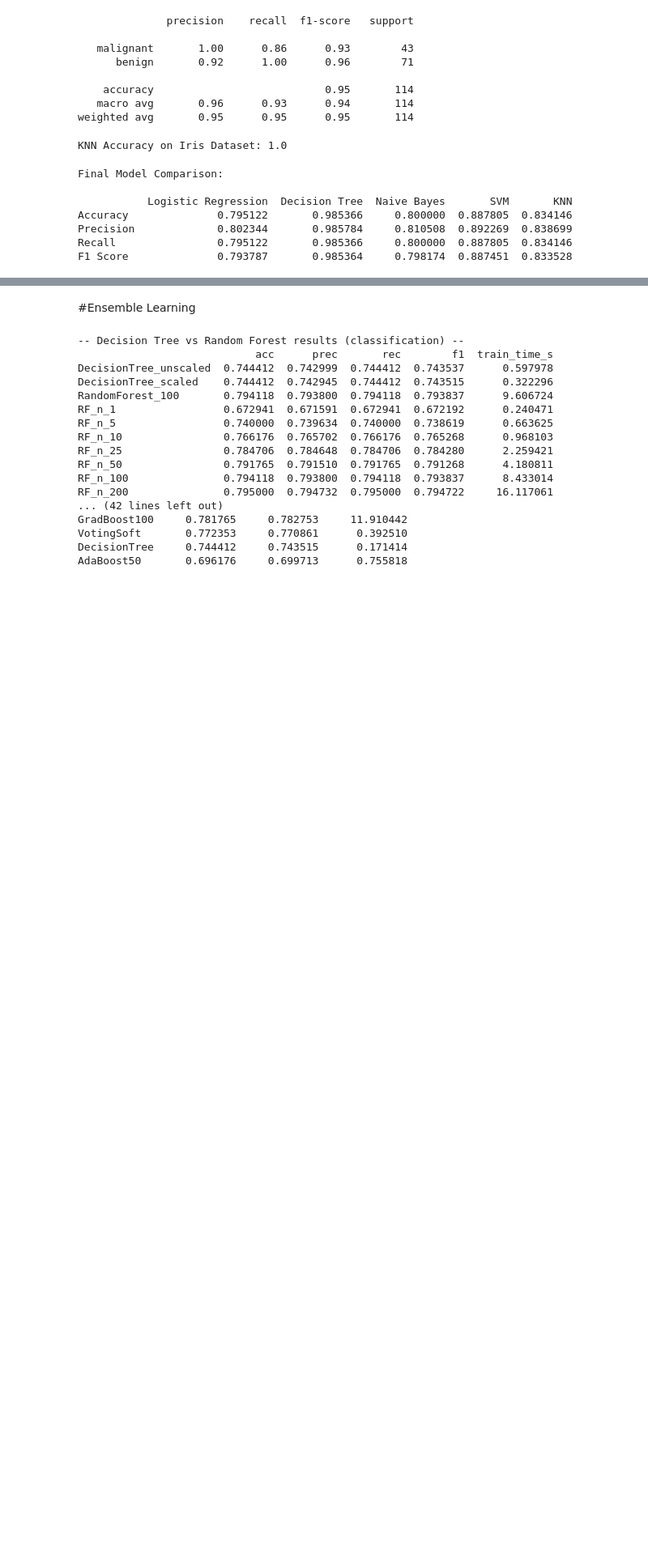
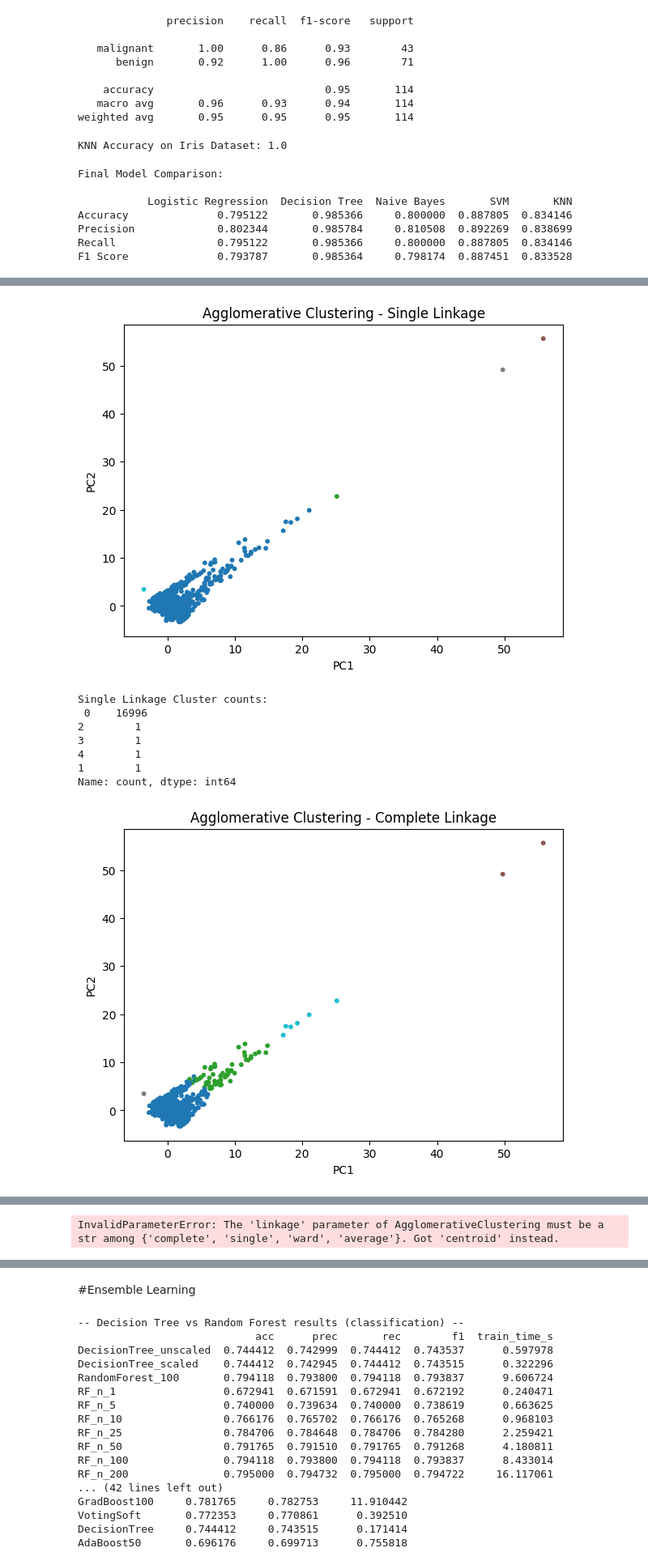
Before and after one commit to KeerthanaSistla/ML, a Jupyter notebook: Sem5ML.ipynb, the cells around one changed output, grey strips where cells are left out. Shown at 81% size. Cells and saved outputs as stored; diff of their text form; code cells hidden in the pictures; blank space fills up the shorter version.

```diff
--- a/Sem5ML.ipynb
+++ b/Sem5ML.ipynb
@@ -1955,0 +2102,39 @@ F1 Score              0.793787       0.985364     0.798174  0.887451  0.833528
+# %%
+from sklearn.cluster import AgglomerativeClustering
+from sklearn.decomposition import PCA
+import matplotlib.pyplot as plt
+import pandas as pd
+
+X_hc = scaled_data
+
+linkages = ['single', 'complete', 'average', 'ward', 'centroid']
+
+for link in linkages:
+    if link == 'ward':
+        agglo = AgglomerativeClustering(n_clusters=5, linkage=link)
+    else:
+        agglo = AgglomerativeClustering(n_clusters=5, linkage=link, metric='euclidean')
+
+    labels = agglo.fit_predict(X_hc)
+
+    pca = PCA(n_components=2)
+    reduced_data = pca.fit_transform(X_hc)
+
+    plt.figure(figsize=(7,5))
+    plt.scatter(reduced_data[:,0], reduced_data[:,1], c=labels, cmap='tab10', s=10)
+    plt.title(f"Agglomerative Clustering - {link.capitalize()} Linkage")
+    plt.xlabel("PC1")
+    plt.ylabel("PC2")
+    plt.show()
+
+    print(f"{link.capitalize()} Linkage Cluster counts:\n", pd.Series(labels).value_counts())
+# %% [output]
+[figure, added]
+Single Linkage Cluster counts:
+ 0    16996
+2        1
+3        1
+4        1
+1        1
+Name: count, dtype: int64
+[figure, added]
@@ -1955,0 +2164 @@ F1 Score              0.793787       0.985364     0.798174  0.887451  0.833528
+InvalidParameterError: The 'linkage' parameter of AgglomerativeClustering must be a str among {'complete', 'single', 'ward', 'average'}. Got 'centroid' instead.
```
Also changed, not shown: parts of 7 cells of this notebook.
